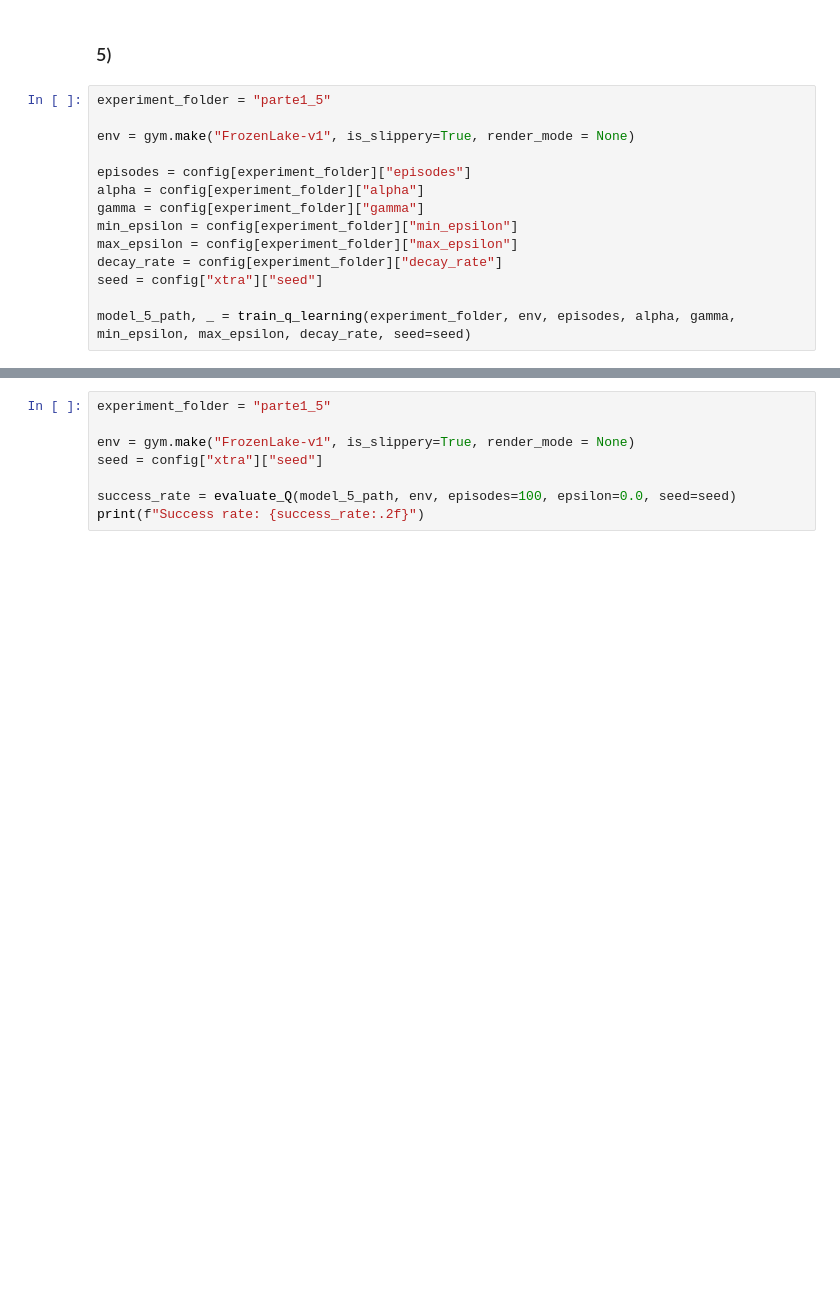
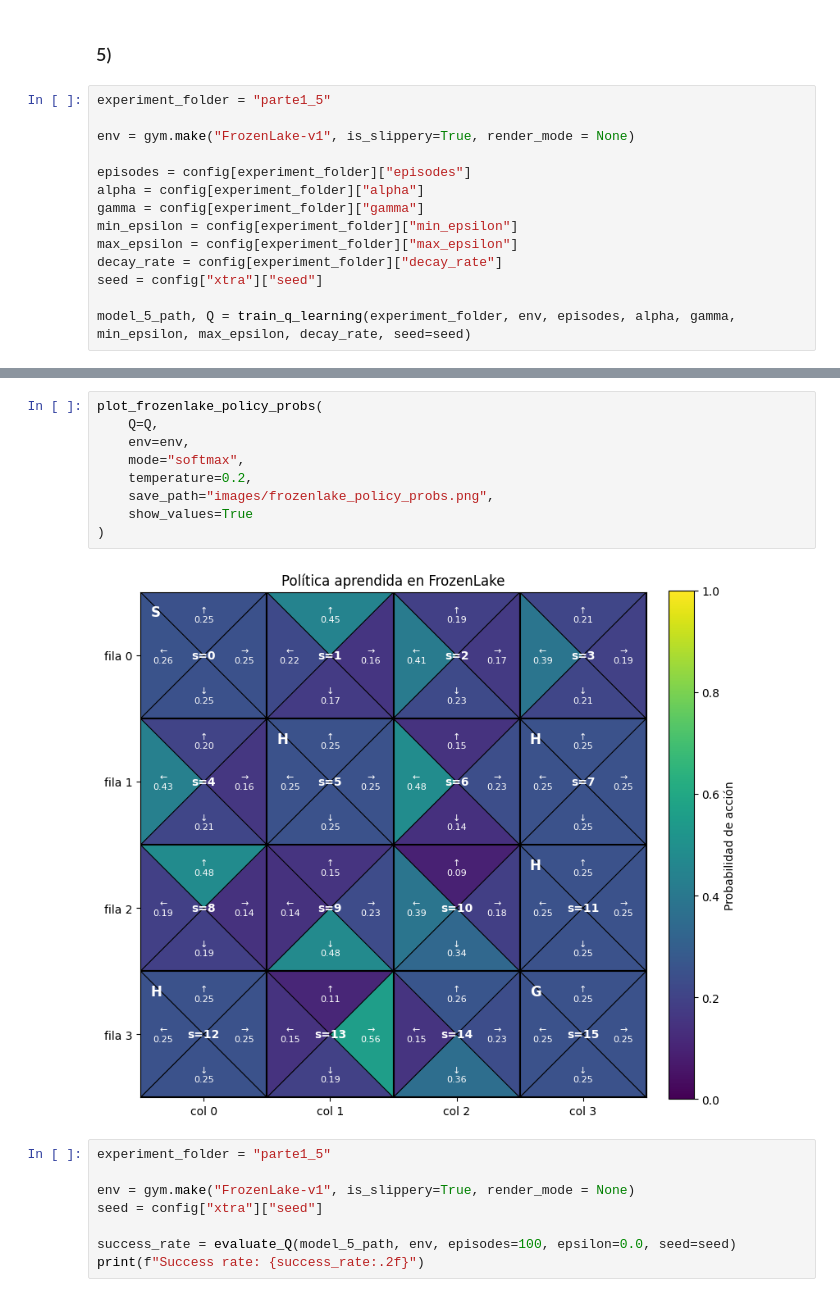
Before and after one commit to LucioLuque/RL-TP2, a Jupyter notebook: notebooks/parte2.ipynb, the cells around one changed output, grey strips where cells are left out. Drawn from its saved outputs; the diff is of its cells as text; blank space fills up the shorter version.

```diff
--- a/notebooks/parte2.ipynb
+++ b/notebooks/parte2.ipynb
@@ -207,4 +225,4 @@ max_epsilon = config[experiment_folder]["max_epsilon"]
 decay_rate = config[experiment_folder]["decay_rate"]
 seed = config["xtra"]["seed"]
 
-model_5_path, _ = train_q_learning(experiment_folder, env, episodes, alpha, gamma, min_epsilon, max_epsilon, decay_rate, seed=seed)
+model_5_path, Q = train_q_learning(experiment_folder, env, episodes, alpha, gamma, min_epsilon, max_epsilon, decay_rate, seed=seed)
@@ -211,3 +455,14 @@ model_5_path, _ = train_q_learning(experiment_folder, env, episodes, alpha, gamm
+# %%
+plot_frozenlake_policy_probs(
+    Q=Q,
+    env=env,
+    mode="softmax",
+    temperature=0.2,
+    save_path="images/frozenlake_policy_probs.png",
+    show_values=True
+)
+# %% [output]
+[figure, added]
 # %%
 experiment_folder = "parte1_5"
 
```
Also changed, not shown: parts of 3 cells of this notebook, 3 other files.
